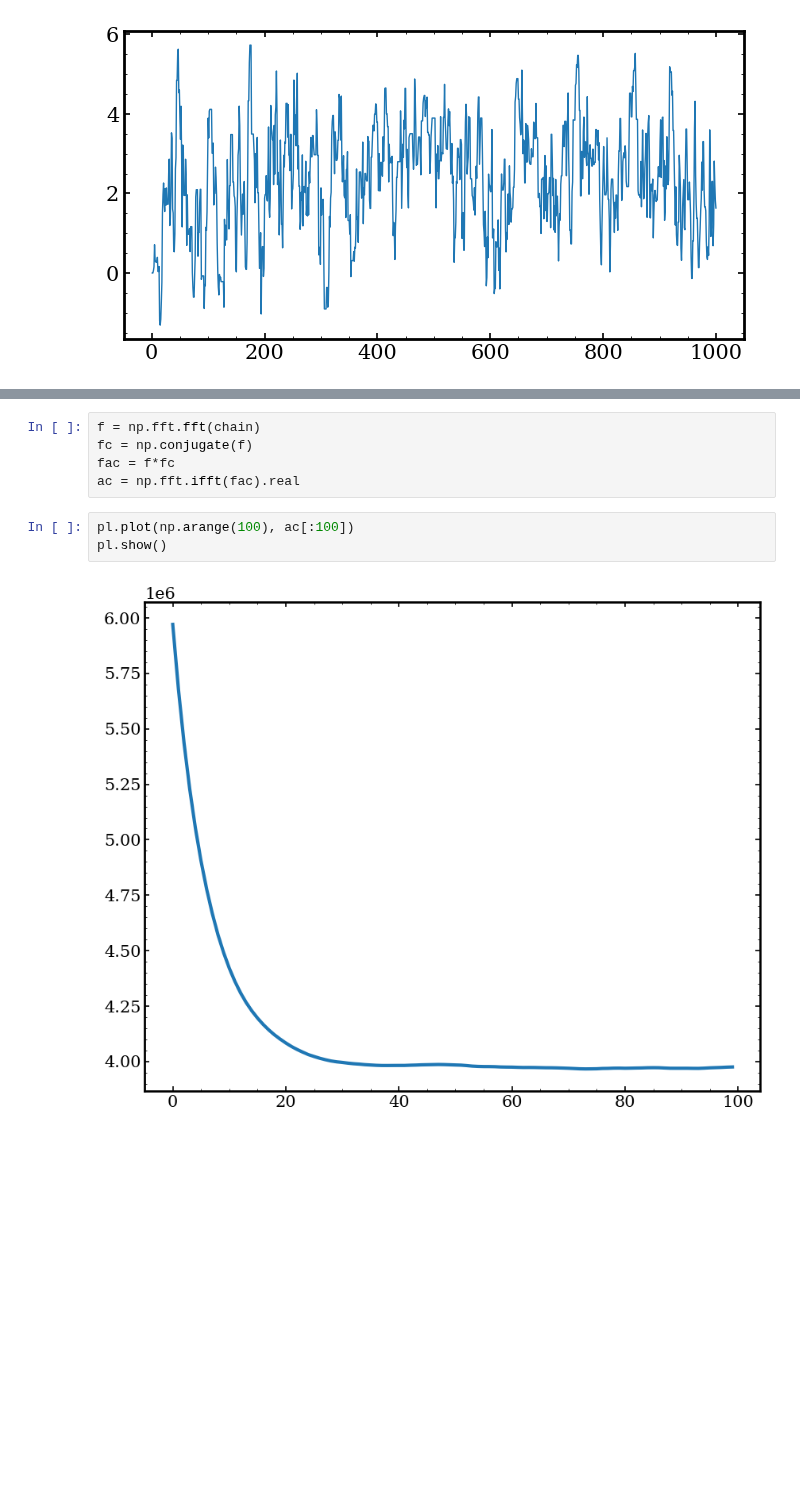
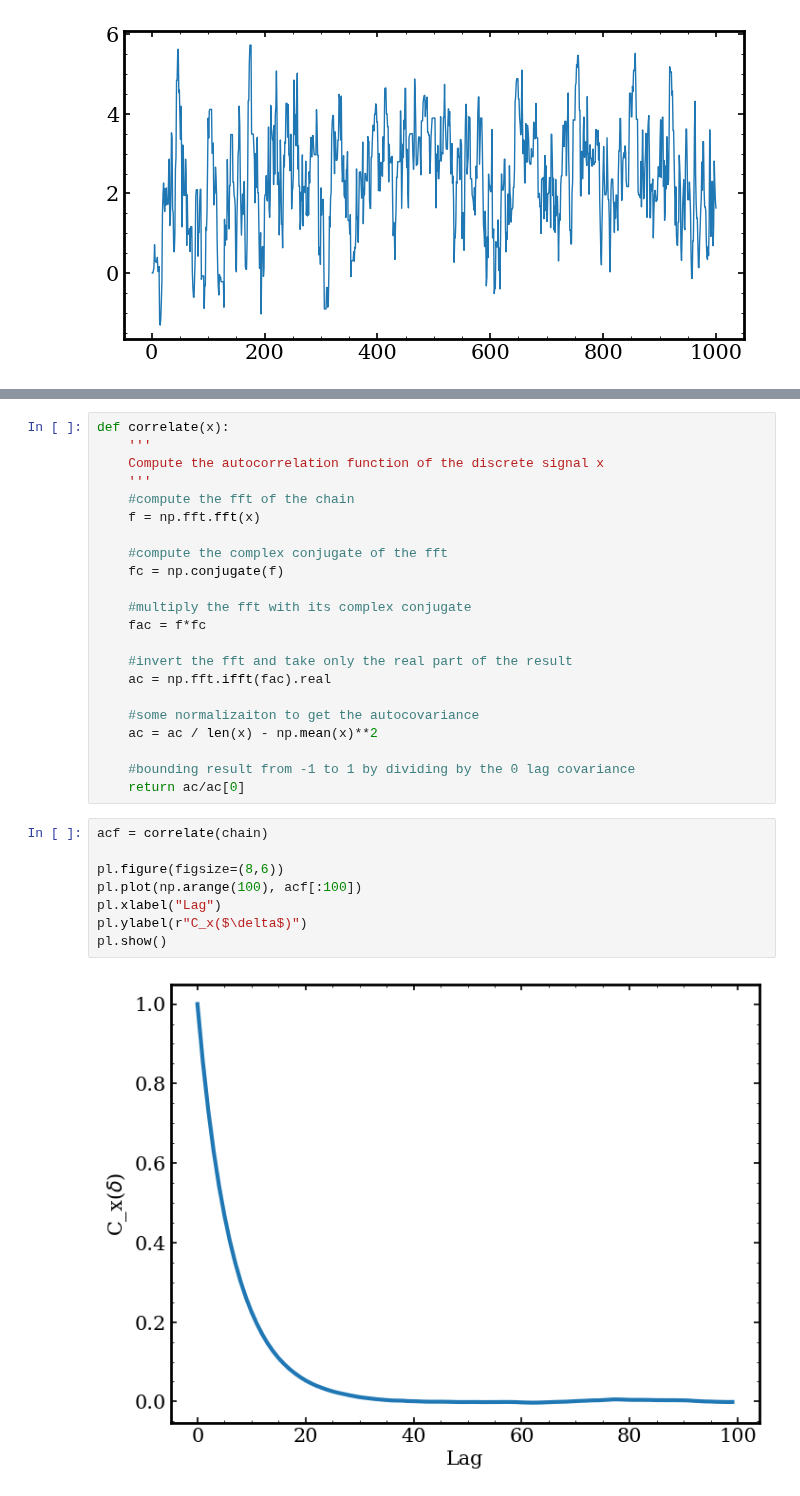
Before and after one commit to ochase10/compute-class, a Jupyter notebook: hw4/hw4.ipynb, the cells around one changed output, grey strips where cells are left out. Cells and saved outputs as stored; diff of their text form; blank space fills up the shorter version.

```diff
--- a/hw4/hw4.ipynb
+++ b/hw4/hw4.ipynb
@@ -152,10 +245,32 @@ Mean: 2.3802074941283546, std: 1.337812012067947
 # %%
-f = np.fft.fft(chain)
-fc = np.conjugate(f)
-fac = f*fc
-ac = np.fft.ifft(fac).real
+def correlate(x):
+    '''
+    Compute the autocorrelation function of the discrete signal x
+    '''
+    #compute the fft of the chain
+    f = np.fft.fft(x)
+
+    #compute the complex conjugate of the fft
+    fc = np.conjugate(f)
+
+    #multiply the fft with its complex conjugate
+    fac = f*fc
+
+    #invert the fft and take only the real part of the result
+    ac = np.fft.ifft(fac).real
+
+    #some normalizaiton to get the autocovariance
+    ac = ac / len(x) - np.mean(x)**2
+
+    #bounding result from -1 to 1 by dividing by the 0 lag covariance
+    return ac/ac[0]
 # %%
-pl.plot(np.arange(100), ac[:100])
+acf = correlate(chain)
+
+pl.figure(figsize=(8,6))
+pl.plot(np.arange(100), acf[:100])
+pl.xlabel("Lag")
+pl.ylabel(r"C_x($\delta$)")
 pl.show()
 # %% [output]
-[figure, old version]
+[figure, new version]
```
Also changed, not shown: parts of 21 cells of this notebook.
